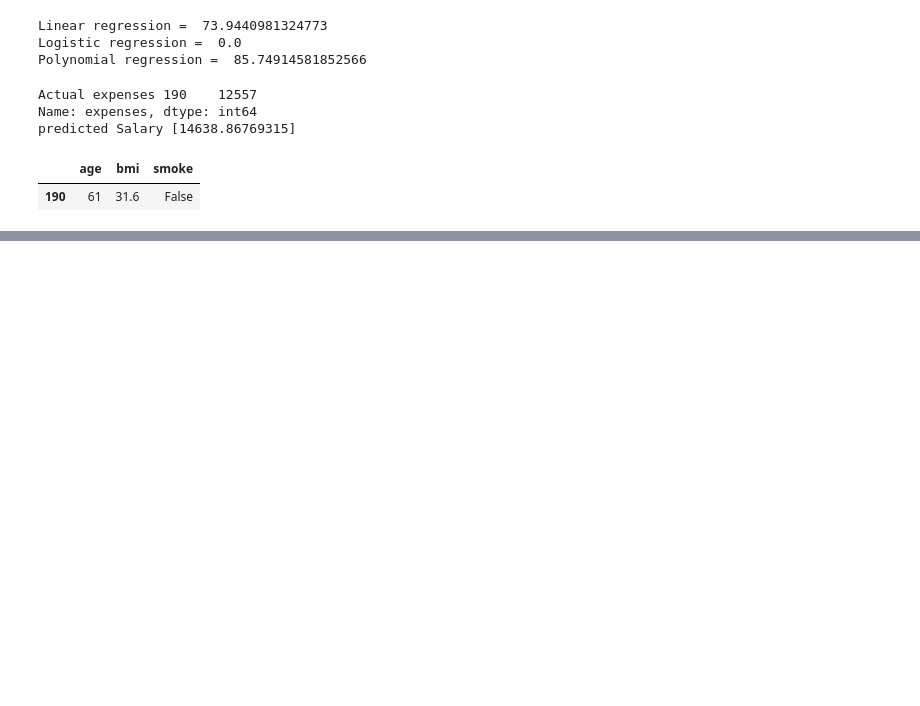
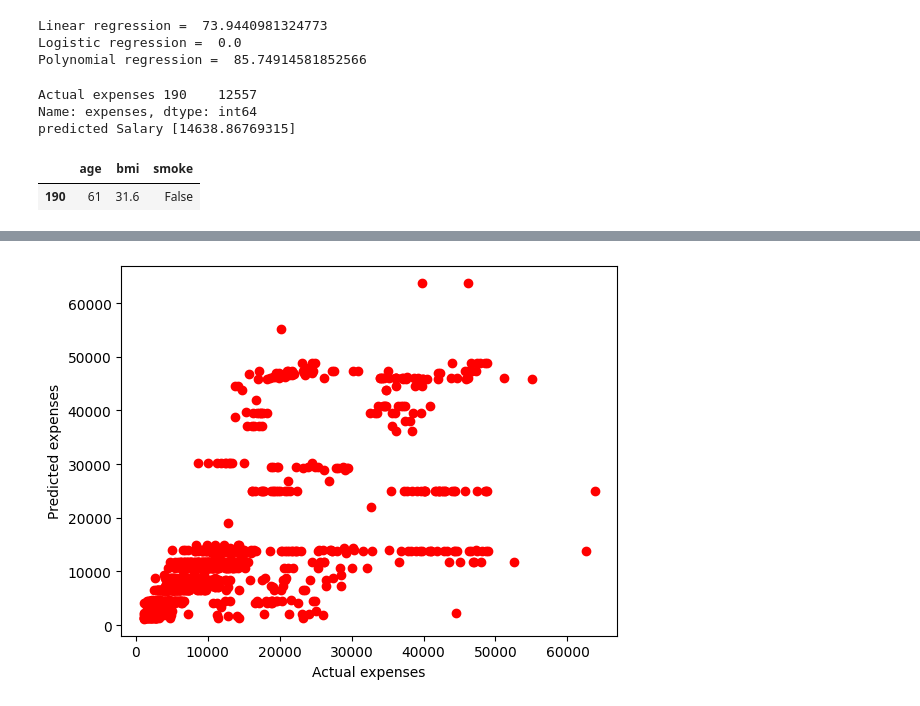
Before and after one commit to sushantbro12/Regression, a Jupyter notebook: Insurance.ipynb, the cells around one changed output, grey strips where cells are left out. Drawn from its saved outputs; the diff is of its cells as text; code cells hidden in the pictures; blank space fills up the shorter version.

```diff
--- a/Insurance.ipynb
+++ b/Insurance.ipynb
@@ -446,0 +454,7 @@ predicted Salary [14638.86769315]
+# %%
+plt.scatter(Y_train,lg_model.predict(X_train),color = 'red')
+plt.xlabel('Actual expenses')
+plt.ylabel('Predicted expenses')
+plt.show()
+# %% [output]
+[figure, added]
```
Also changed, not shown: parts of 2 cells of this notebook.
